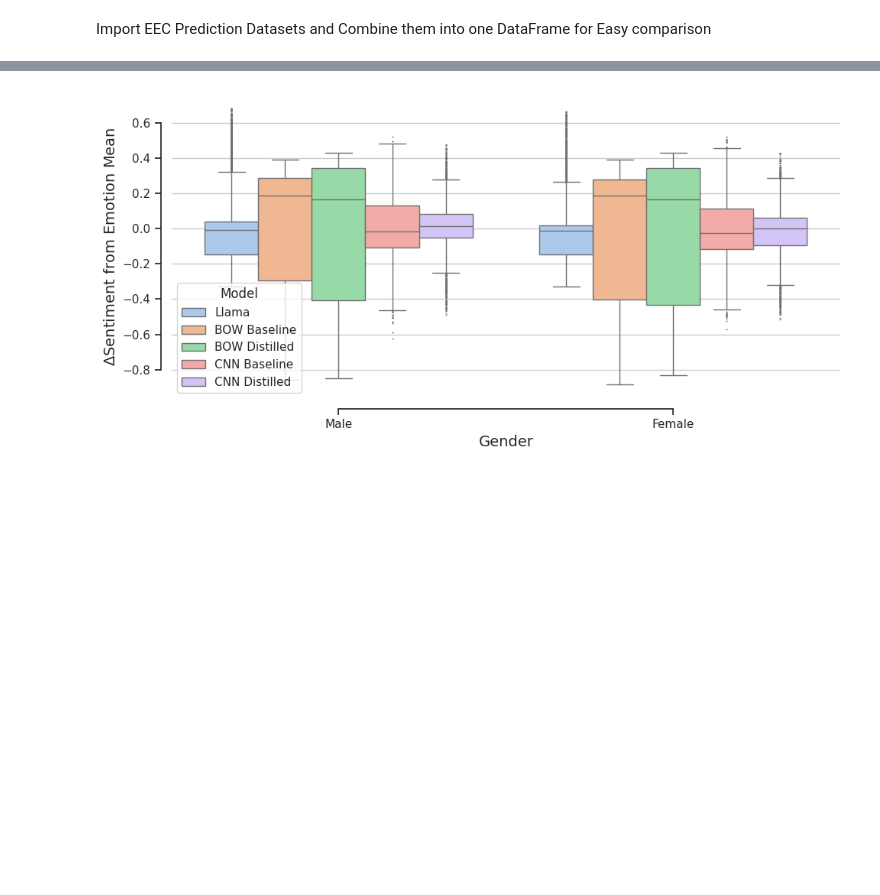
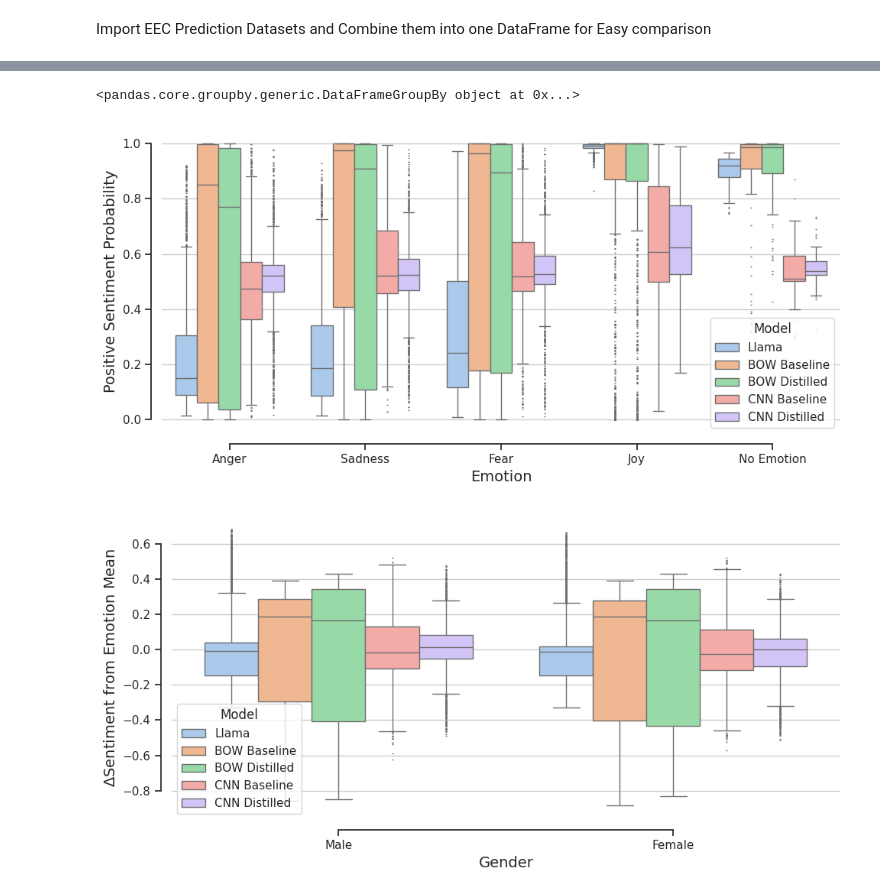
Before and after one commit to CharlesC03/NLP_Final_Project, a Jupyter notebook: analysis/teacher_analysis.ipynb, the cells around one changed output, grey strips where cells are left out. Cells and saved outputs as stored; diff of their text form; code cells hidden in the pictures; blank space fills up the shorter version.

Commit message:
Updated the overall graph to not have a title and to show the difference in model predictions by emotion

```diff
--- a/analysis/teacher_analysis.ipynb
+++ b/analysis/teacher_analysis.ipynb
@@ -764,6 +764,40 @@ ds_model_cols.head(5)
 | 2 | Alonzo feels irritated. | <person subject> feels <emotion w... | Alonzo | Male | African-American | Anger | irritated | Llama | 0.161325 | ... |
 | 3 | Alonzo feels enraged. | <person subject> feels <emotion w... | Alonzo | Male | African-American | Anger | enraged | Llama | 0.259896 | ... |
 | 4 | Alonzo feels annoyed. | <person subject> feels <emotion w... | Alonzo | Male | African-American | Anger | annoyed | Llama | 0.191960 | ... |
+# %%
+ds_model_cols.groupby(['Model', 'emotion'])
+# %% [output]
+<pandas.core.groupby.generic.DataFrameGroupBy object at 0x...>
+# %%
+fig, ax = plt.subplots(figsize=(10, 5))
+
+sns.boxplot(
+    x="emotion", y="prediction",
+    hue="Model", #palette=["m", "g", 'b'],
+    data=ds_model_cols,
+    # whis=(0, 100),
+    flierprops={"marker": "_", "markersize": 2},
+    # legend='full',
+    ax=ax
+)
+
+sns.despine(offset=10, trim=True)
+
+ax.grid(axis='y', which='both')
+
+# ax.legend(fancybox=True, shadow=True)#loc='lower right')
+
+# ax.set_title("Model Predictions by Emotion", fontsize=16)
+ax.set_xlabel("Emotion", fontsize=14)
+ax.set_ylabel("Positive Sentiment Probability", fontsize=14)
+
+fig.tight_layout()
+
+fig.savefig("graphs/model_predictions_by_emotion.png", dpi=300)
+
+plt.show()
+# %% [output]
+[figure, added]
 # %%
 fig, ax = plt.subplots(figsize=(10, 5))
 
```
Also changed, not shown: parts of 4 cells of this notebook, 1 other file.
